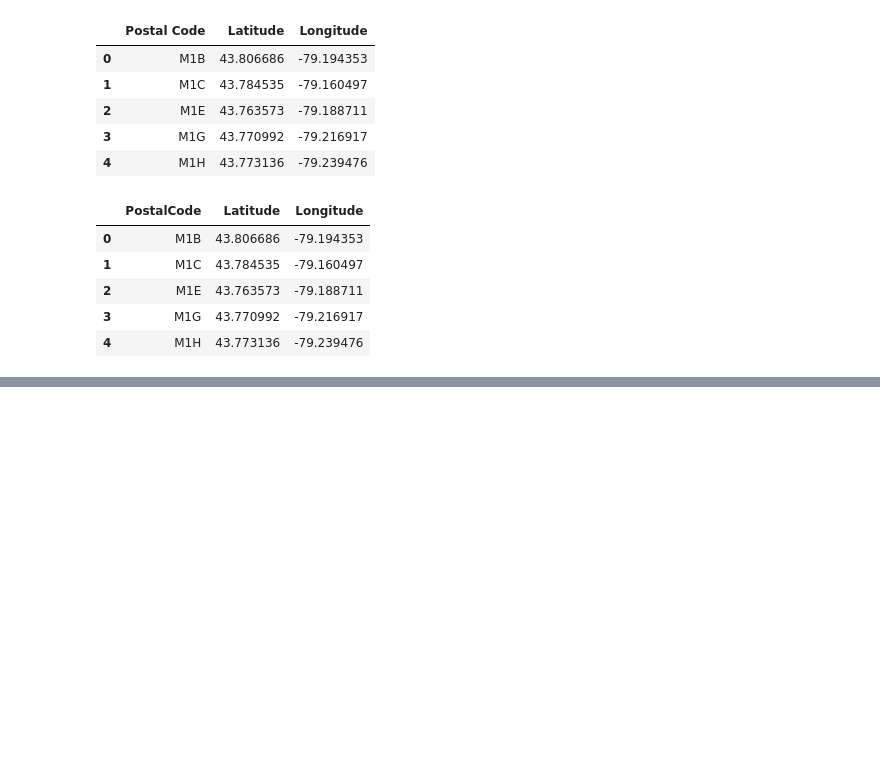
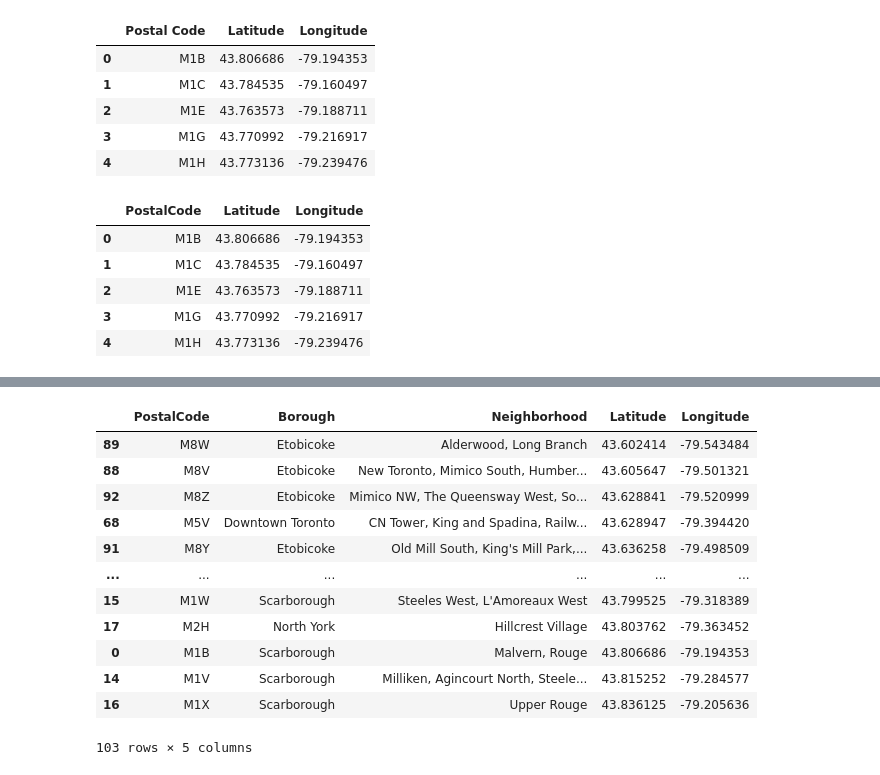
Before and after one commit to simgemulla/Coursera_Capstone, a Jupyter notebook: Peer Graded Assignment 2.ipynb, the cells around one changed output, grey strips where cells are left out. Cells and saved outputs as stored; diff of their text form; code cells hidden in the pictures; blank space fills up the shorter version.

```diff
--- a/Peer Graded Assignment 2.ipynb
+++ b/Peer Graded Assignment 2.ipynb
@@ -109,0 +133,18 @@ merged
+# %%
+merged_df = merged.sort_values(by=['Latitude'], ascending=True)
+
+merged_df
+# %% [output]
+|  | PostalCode | Borough | Neighborhood | Latitude | Longitude |
+| 89 | M8W | Etobicoke | Alderwood, Long Branch | 43.602414 | -79.543484 |
+| 88 | M8V | Etobicoke | New Toronto, Mimico South, Humber... | 43.605647 | -79.501321 |
+| 92 | M8Z | Etobicoke | Mimico NW, The Queensway West, So... | 43.628841 | -79.520999 |
+| 68 | M5V | Downtown Toronto | CN Tower, King and Spadina, Railw... | 43.628947 | -79.394420 |
+| 91 | M8Y | Etobicoke | Old Mill South, King's Mill Park,... | 43.636258 | -79.498509 |
+| ... | ... | ... | ... | ... | ... |
+| 15 | M1W | Scarborough | Steeles West, L'Amoreaux West | 43.799525 | -79.318389 |
+| 17 | M2H | North York | Hillcrest Village | 43.803762 | -79.363452 |
+| 0 | M1B | Scarborough | Malvern, Rouge | 43.806686 | -79.194353 |
+| 14 | M1V | Scarborough | Milliken, Agincourt North, Steele... | 43.815252 | -79.284577 |
+| 16 | M1X | Scarborough | Upper Rouge | 43.836125 | -79.205636 |
+103 rows × 5 columns
```
Also changed, not shown: parts of 5 cells of this notebook, 2 other files.
